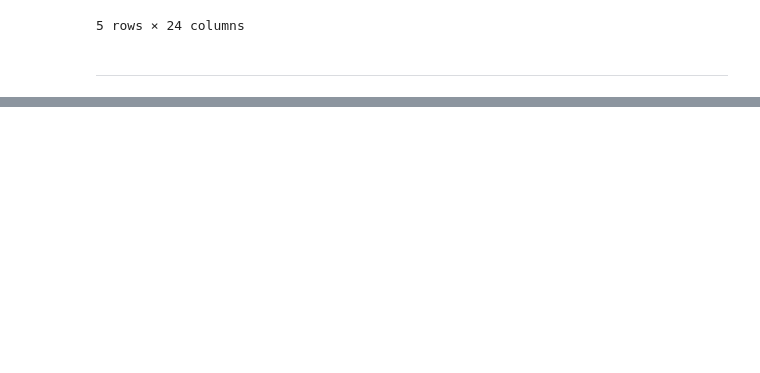
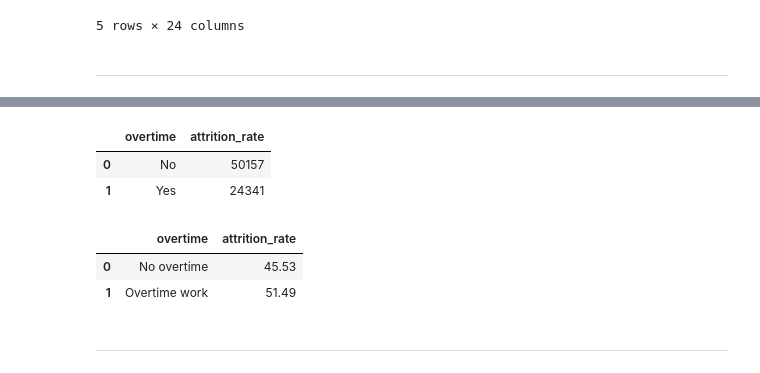
Before and after one commit to BeboFekry/Kayfa-Academy-Internship, a Jupyter notebook: Task 1 - HR Attrition Analysis Notbook.ipynb, the cells around one changed output, grey strips where cells are left out. Saved outputs shown, nothing was run; the diff lists cells and outputs as text; code cells hidden in the pictures; blank space fills up the shorter version.

```diff
--- a/Task 1 - HR Attrition Analysis Notbook.ipynb
+++ b/Task 1 - HR Attrition Analysis Notbook.ipynb
@@ -861,0 +748,22 @@ fig.show()
+# %%
+df.groupby('overtime')['attrition'].count().reset_index(name='attrition_rate')
+# %% [output]
+|  | overtime | attrition_rate |
+| 0 | No | 50157 |
+| 1 | Yes | 24341 |
+# %%
+d = (df.assign(work_overtime=(df['attrition']=='Left').astype(int))
+     .groupby('overtime')['work_overtime']
+     .mean()
+     .reset_index(name='attrition_rate'))
+
+d['attrition_rate'] = round(d['attrition_rate'] * 100, 2)
+
+# d
+d['overtime'] = d['overtime'].str.replace('No','No overtime').replace('Yes', 'Overtime work')
+
+d
+# %% [output]
+|  | overtime | attrition_rate |
+| 0 | No overtime | 45.53 |
+| 1 | Overtime work | 51.49 |
@@ -861,0 +844,2 @@ fig.show()
+# %% [markdown]
+---
```
Also changed, not shown: parts of 94 cells of this notebook.
